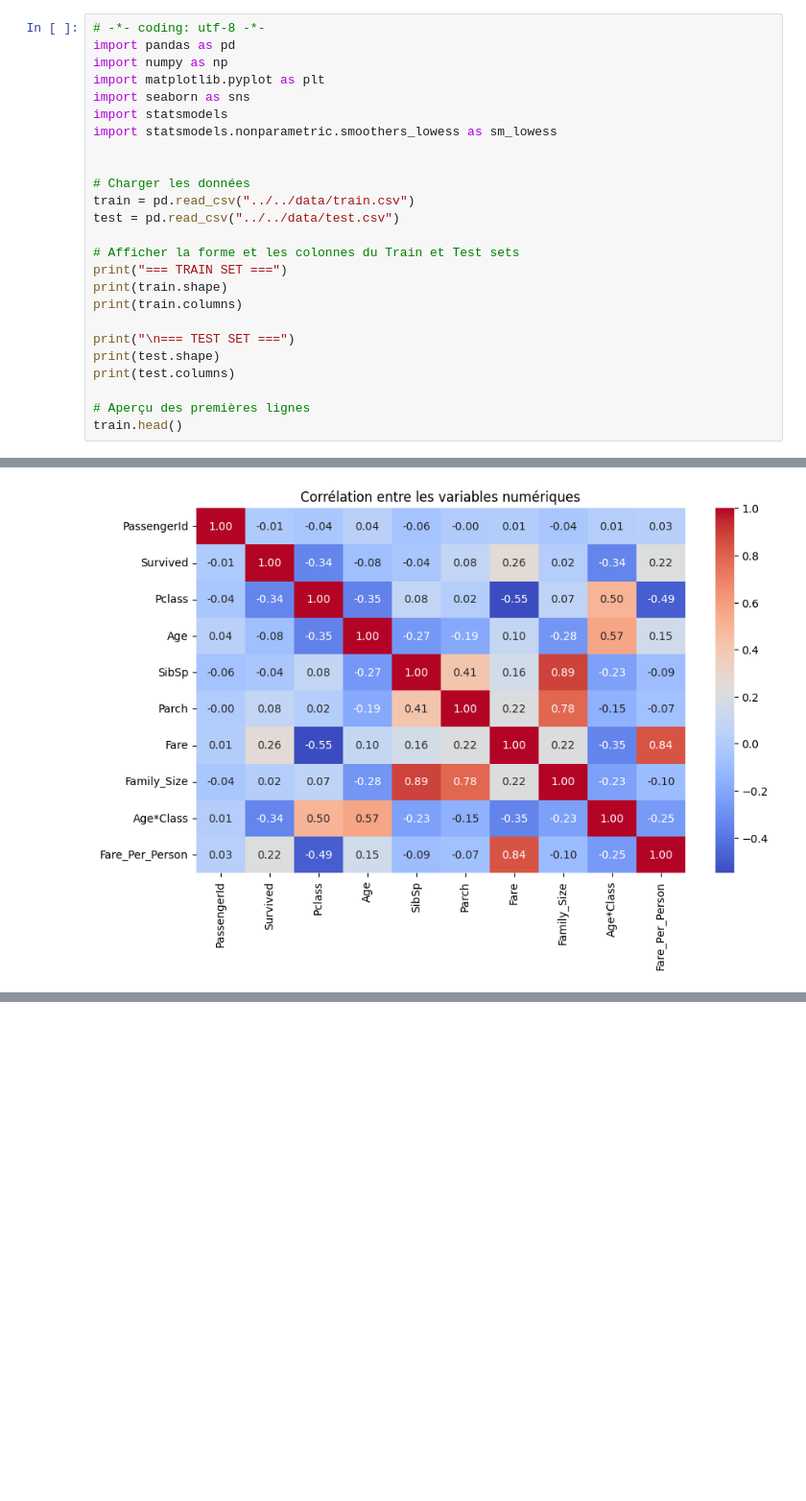
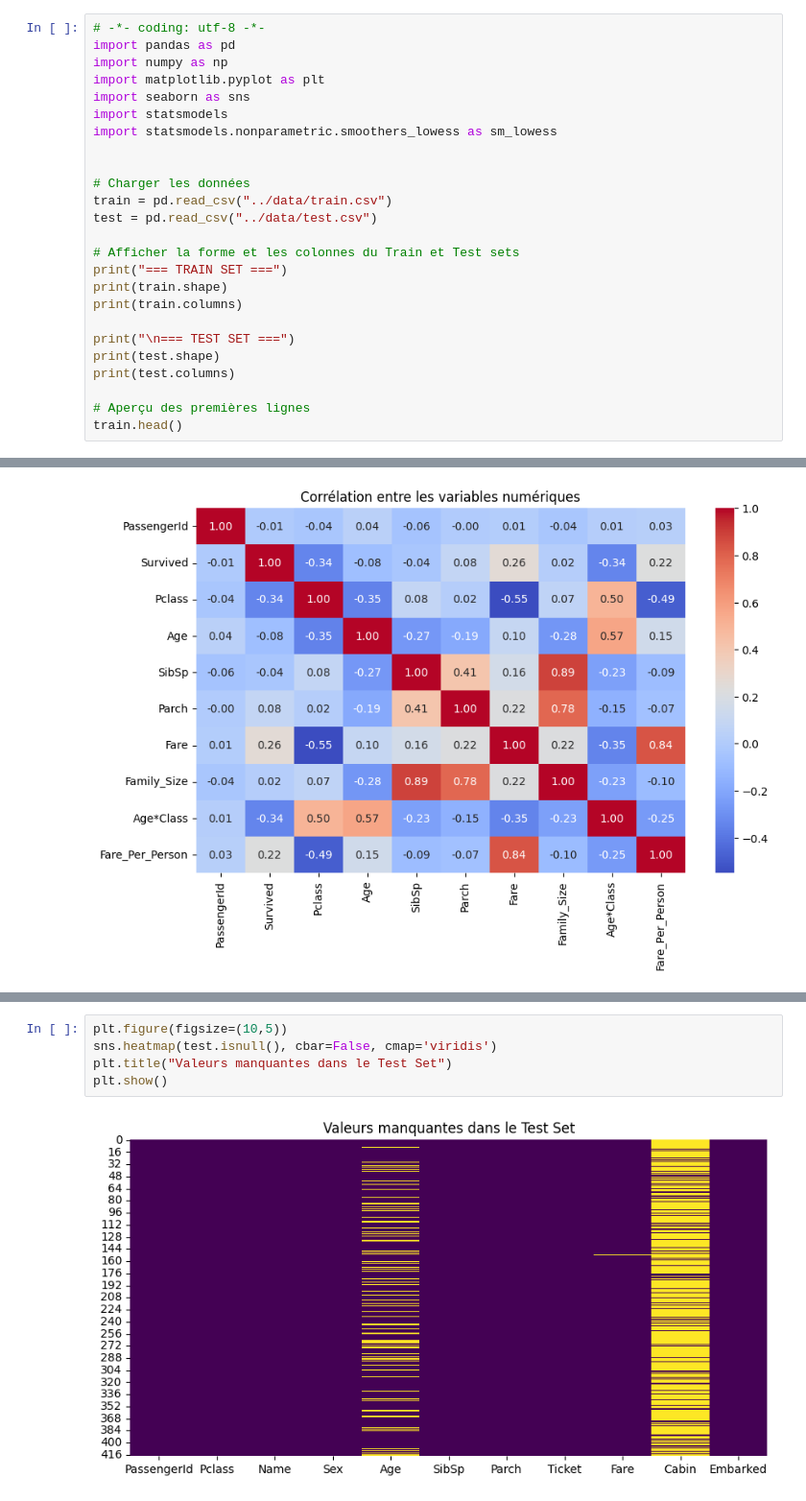
Before and after one commit to koubbahamza/01_titanic_statistical_analysis, a Jupyter notebook: notebooks/01_data_analysis.ipynb, the cells around one changed output, grey strips where cells are left out. Shown at 96% size. Cells and saved outputs as stored; diff of their text form; blank space fills up the shorter version.

```diff
--- a/notebooks/01_data_analysis.ipynb
+++ b/notebooks/01_data_analysis.ipynb
@@ -9,8 +9,8 @@ import statsmodels.nonparametric.smoothers_lowess as sm_lowess
 
 
 # Charger les données
-train = pd.read_csv("../../data/train.csv")
-test = pd.read_csv("../../data/test.csv")
+train = pd.read_csv("../data/train.csv")
+test = pd.read_csv("../data/test.csv")
 
 # Afficher la forme et les colonnes du Train et Test sets
 print("=== TRAIN SET ===")
@@ -486,0 +513,7 @@ plt.show()
+# %%
+plt.figure(figsize=(10,5))
+sns.heatmap(test.isnull(), cbar=False, cmap='viridis')
+plt.title("Valeurs manquantes dans le Test Set")
+plt.show()
+# %% [output]
+[figure, added]
```
Also changed, not shown: parts of 37 cells of this notebook.
